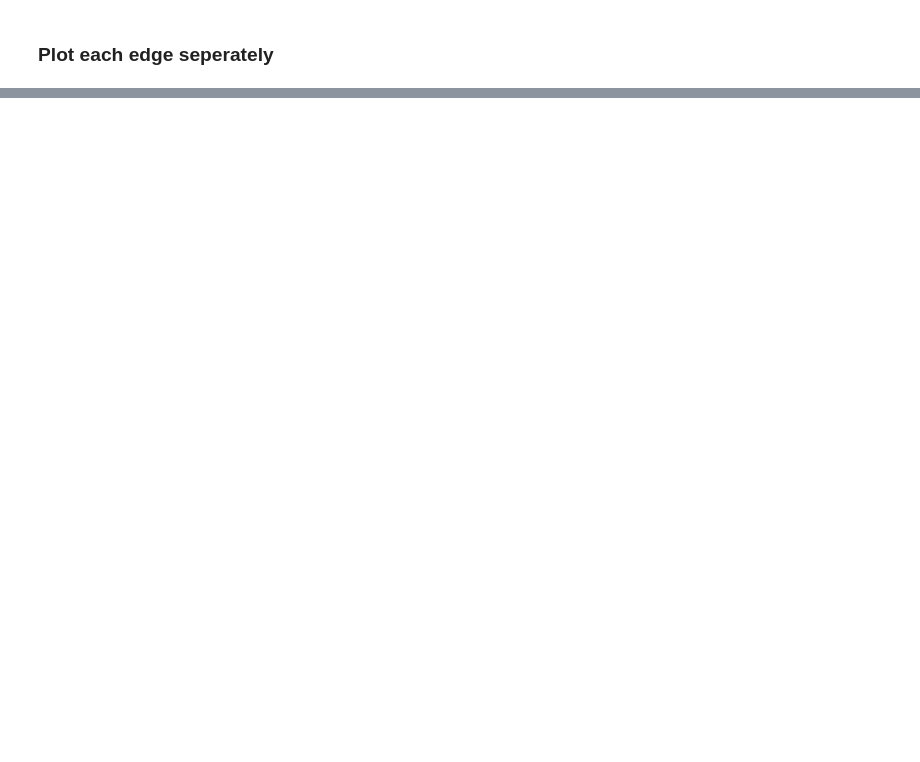
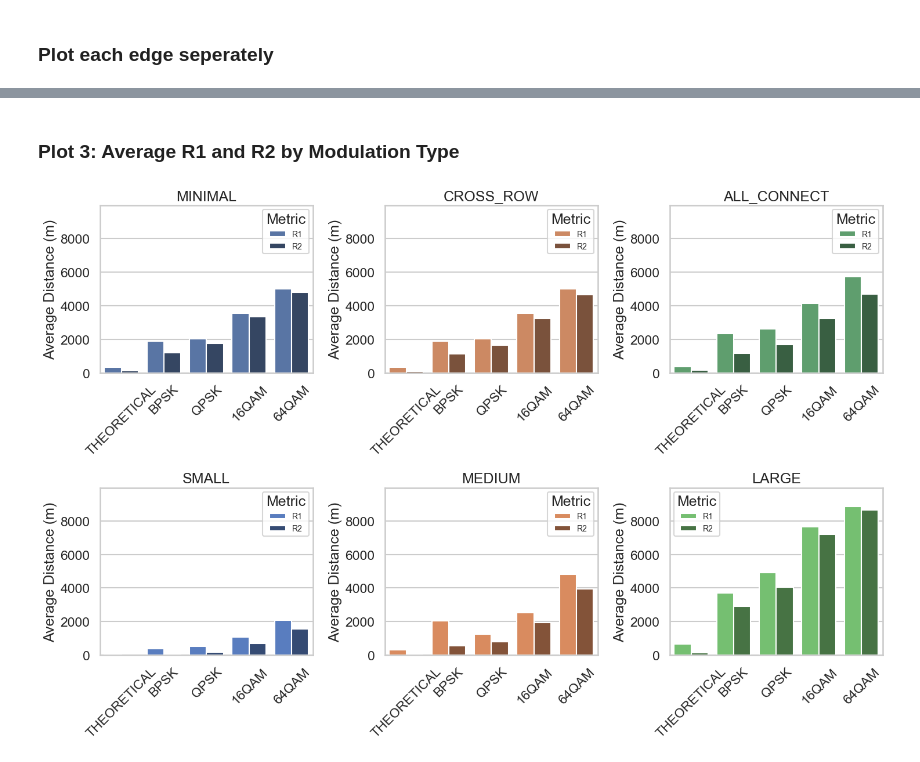
Before and after one commit to Sanexi/drone-network-ew-sim, a Jupyter notebook: analysis.ipynb, the cells around one changed output, grey strips where cells are left out. Cells and saved outputs as stored; diff of their text form; code cells hidden in the pictures; blank space fills up the shorter version.

```diff
--- a/analysis.ipynb
+++ b/analysis.ipynb
@@ -297,0 +485,80 @@ else:
+# %% [markdown]
+### Plot 3: Average R1 and R2 by Modulation Type
+# %%
+modulations = ['THEORETICAL', 'BPSK', 'QPSK', '16QAM', '64QAM']
+plt.figure(figsize=(15, 10))
+
+# Prepare data for bar plot
+bar_data = []
+for mod in modulations:
+    temp_df = df if mod != 'THEORETICAL' else df[df['num_disconnected_susceptible_links'] >= 1]
+    for config in connectivity_configs:
+        for cap in network_capacities:
+            subset = temp_df[(temp_df['relay_connectivity_config'] == config) &
+                            (temp_df['network_capacity_type'] == cap)]
+            r1_mean = subset[f'r1_{mod.lower()}_m'].mean()
+            r2_mean = subset[f'r2_{mod.lower()}_m'].mean()
+            bar_data.append({
+                'Modulation': mod,
+                'Connectivity': config,
+                'Capacity': cap,
+                'Metric': 'R1',
+                'Distance': r1_mean
+            })
+            bar_data.append({
+                'Modulation': mod,
+                'Connectivity': config,
+                'Capacity': cap,
+                'Metric': 'R2',
+                'Distance': r2_mean
+            })
+bar_df = pd.DataFrame(bar_data)
+
+# Determine fixed y-axis limit
+max_distance = bar_df['Distance'].max()
+y_max = max_distance * 1.1  # Add 10% buffer for visibility
+
+# First row: Subplots for each relay_connectivity_config
+for i, config in enumerate(connectivity_configs, 1):
+    plt.subplot(2, 3, i)
+    subset = bar_df[bar_df['Connectivity'] == config]
+    sns.barplot(
+        data=subset,
+        x='Modulation',
+        y='Distance',
+        hue='Metric',
+        palette={'R1': connectivity_color_map[config], 'R2': tuple(x * 0.6 for x in connectivity_color_map[config])},
+        dodge=True,
+        errorbar=None  # Remove error bars
+    )
+    plt.title(f'{config}')
+    plt.gca().set_xlabel('')
+    plt.ylabel('Average Distance (m)')
+    plt.xticks(rotation=45)
+    plt.legend(title='Metric', fontsize=10)
+    plt.ylim(0, y_max)  # Fixed y-axis
+
+# Second row: Subplots for each network_capacity_type
+for i, cap in enumerate(network_capacities, 1):
+    plt.subplot(2, 3, i + 3)
+    subset = bar_df[bar_df['Capacity'] == cap]
+    sns.barplot(
+        data=subset,
+        x='Modulation',
+        y='Distance',
+        hue='Metric',
+        palette={'R1': capacity_color_map[cap], 'R2': tuple(x * 0.6 for x in capacity_color_map[cap])},
+        dodge=True,
+        errorbar=None  # Remove error bars
+    )
+    plt.title(f'{cap}')
+    plt.gca().set_xlabel('')
+    plt.ylabel('Average Distance (m)')
+    plt.xticks(rotation=45)
+    plt.legend(title='Metric', fontsize=10)
+    plt.ylim(0, y_max)  # Fixed y-axis
+
+plt.tight_layout()
+plt.show()
+# %% [output]
+[figure, added]
```
Also changed, not shown: parts of 11 cells of this notebook, 2 other files.
